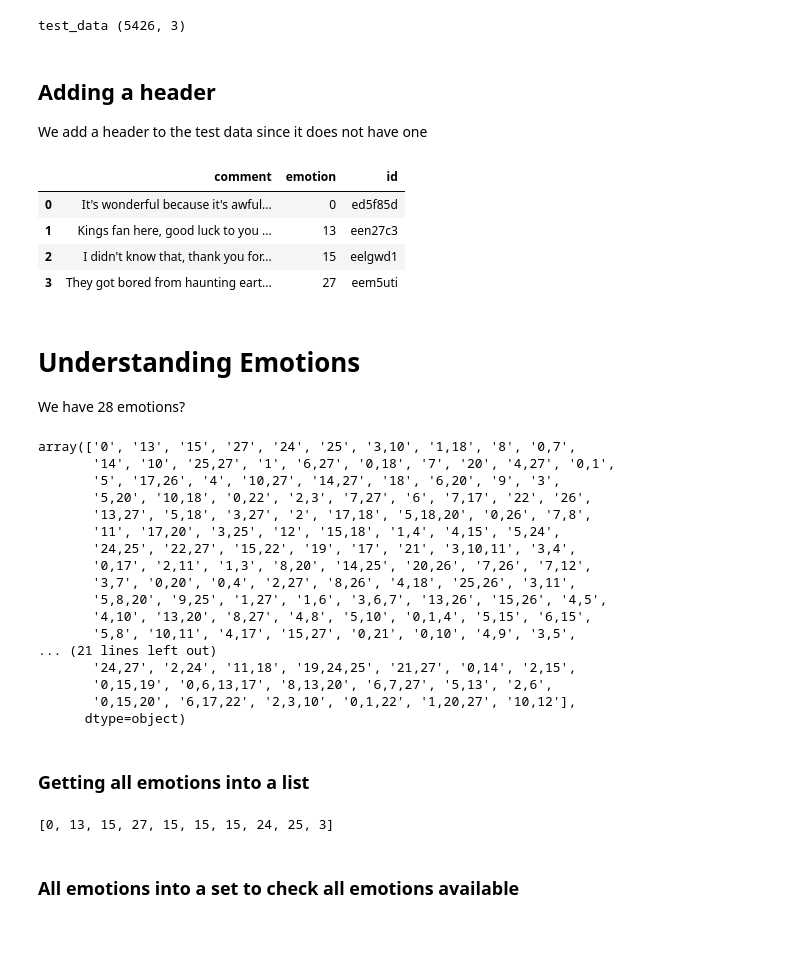
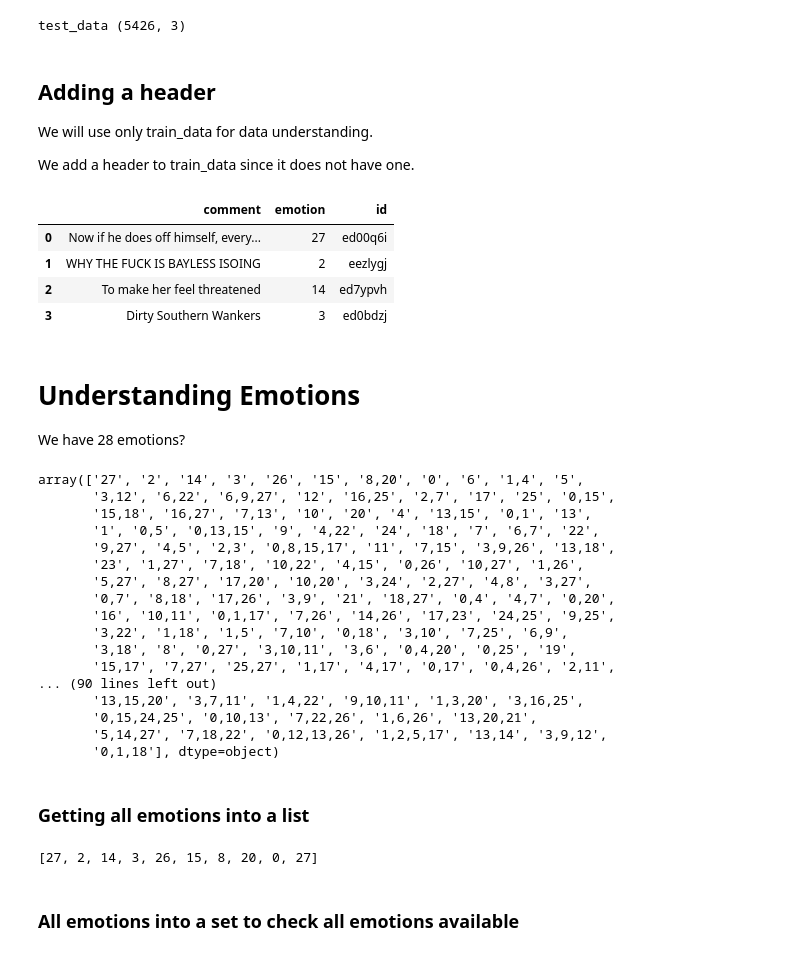
Before and after one commit to rgap/NMA-GoEmotions-Project, a Jupyter notebook: notebooks/1_initial_data_analysis.ipynb, the cells around one changed output. Drawn from its saved outputs; the diff is of its cells as text; code cells hidden in the pictures.

```diff
--- a/notebooks/1_initial_data_analysis.ipynb
+++ b/notebooks/1_initial_data_analysis.ipynb
@@ -55,56 +55,58 @@ test_data (5426, 3)
 # %% [markdown]
 ## Adding a header
 
-We add a header to the test data since it does not have one
+We will use only train_data for data understanding.
+
+We add a header to train_data since it does not have one.
 # %%
 header = ["comment", "emotion", "id"]
 # Add header to test data
-test_data.columns = header
+train_data.columns = header
 # Print the data now
-test_data.head(4)
+train_data.head(4)
 # %% [output]
 |  | comment | emotion | id |
-| 0 | It's wonderful because it's awful... | 0 | ed5f85d |
-| 1 | Kings fan here, good luck to you ... | 13 | een27c3 |
-| 2 | I didn't know that, thank you for... | 15 | eelgwd1 |
-| 3 | They got bored from haunting eart... | 27 | eem5uti |
+| 0 | Now if he does off himself, every... | 27 | ed00q6i |
+| 1 | WHY THE FUCK IS BAYLESS ISOING | 2 | eezlygj |
+| 2 | To make her feel threatened | 14 | ed7ypvh |
+| 3 | Dirty Southern Wankers | 3 | ed0bdzj |
 # %% [markdown]
 # Understanding Emotions
 
 We have 28 emotions?
 # %%
 # Check emotions in the code. the "emotion" column
-test_data.emotion.unique()
+train_data.emotion.unique()
 # %% [output]
-array(['0', '13', '15', '27', '24', '25', '3,10', '1,18', '8', '0,7',
-       '14', '10', '25,27', '1', '6,27', '0,18', '7', '20', '4,27', '0,1',
-       '5', '17,26', '4', '10,27', '14,27', '18', '6,20', '9', '3',
-       '5,20', '10,18', '0,22', '2,3', '7,27', '6', '7,17', '22', '26',
-       '13,27', '5,18', '3,27', '2', '17,18', '5,18,20', '0,26', '7,8',
-       '11', '17,20', '3,25', '12', '15,18', '1,4', '4,15', '5,24',
-       '24,25', '22,27', '15,22', '19', '17', '21', '3,10,11', '3,4',
-       '0,17', '2,11', '1,3', '8,20', '14,25', '20,26', '7,26', '7,12',
-       '3,7', '0,20', '0,4', '2,27', '8,26', '4,18', '25,26', '3,11',
-       '5,8,20', '9,25', '1,27', '1,6', '3,6,7', '13,26', '15,26', '4,5',
-       '4,10', '13,20', '8,27', '4,8', '5,10', '0,1,4', '5,15', '6,15',
-       '5,8', '10,11', '4,17', '15,27', '0,21', '0,10', '4,9', '3,5',
-... (21 lines left out)
-       '24,27', '2,24', '11,18', '19,24,25', '21,27', '0,14', '2,15',
-       '0,15,19', '0,6,13,17', '8,13,20', '6,7,27', '5,13', '2,6',
-       '0,15,20', '6,17,22', '2,3,10', '0,1,22', '1,20,27', '10,12'],
-      dtype=object)
+array(['27', '2', '14', '3', '26', '15', '8,20', '0', '6', '1,4', '5',
+       '3,12', '6,22', '6,9,27', '12', '16,25', '2,7', '17', '25', '0,15',
+       '15,18', '16,27', '7,13', '10', '20', '4', '13,15', '0,1', '13',
+       '1', '0,5', '0,13,15', '9', '4,22', '24', '18', '7', '6,7', '22',
+       '9,27', '4,5', '2,3', '0,8,15,17', '11', '7,15', '3,9,26', '13,18',
+       '23', '1,27', '7,18', '10,22', '4,15', '0,26', '10,27', '1,26',
+       '5,27', '8,27', '17,20', '10,20', '3,24', '2,27', '4,8', '3,27',
+       '0,7', '8,18', '17,26', '3,9', '21', '18,27', '0,4', '4,7', '0,20',
+       '16', '10,11', '0,1,17', '7,26', '14,26', '17,23', '24,25', '9,25',
+       '3,22', '1,18', '1,5', '7,10', '0,18', '3,10', '7,25', '6,9',
+       '3,18', '8', '0,27', '3,10,11', '3,6', '0,4,20', '0,25', '19',
+       '15,17', '7,27', '25,27', '1,17', '4,17', '0,17', '0,4,26', '2,11',
+... (90 lines left out)
+       '13,15,20', '3,7,11', '1,4,22', '9,10,11', '1,3,20', '3,16,25',
+       '0,15,24,25', '0,10,13', '7,22,26', '1,6,26', '13,20,21',
+       '5,14,27', '7,18,22', '0,12,13,26', '1,2,5,17', '13,14', '3,9,12',
+       '0,1,18'], dtype=object)
 # %% [markdown]
 ### Getting all emotions into a list
 # %%
-test_data.emotion.str.split(',').head(10)
+train_data.emotion.str.split(',').head(10)
 # append all the emotions in the test data in a list but convert each one into integer
 emotions = []
-for i in test_data.emotion.str.split(','):
+for i in train_data.emotion.str.split(','):
     for j in i:
         emotions.append(int(j))
 emotions[:10]
 # %% [output]
-[0, 13, 15, 27, 15, 15, 15, 24, 25, 3]
+[27, 2, 14, 3, 26, 15, 8, 20, 0, 27]
 # %% [markdown]
 ### All emotions into a set to check all emotions available
 # %%
```
Also changed, not shown: parts of 9 cells of this notebook, 5 other files.
